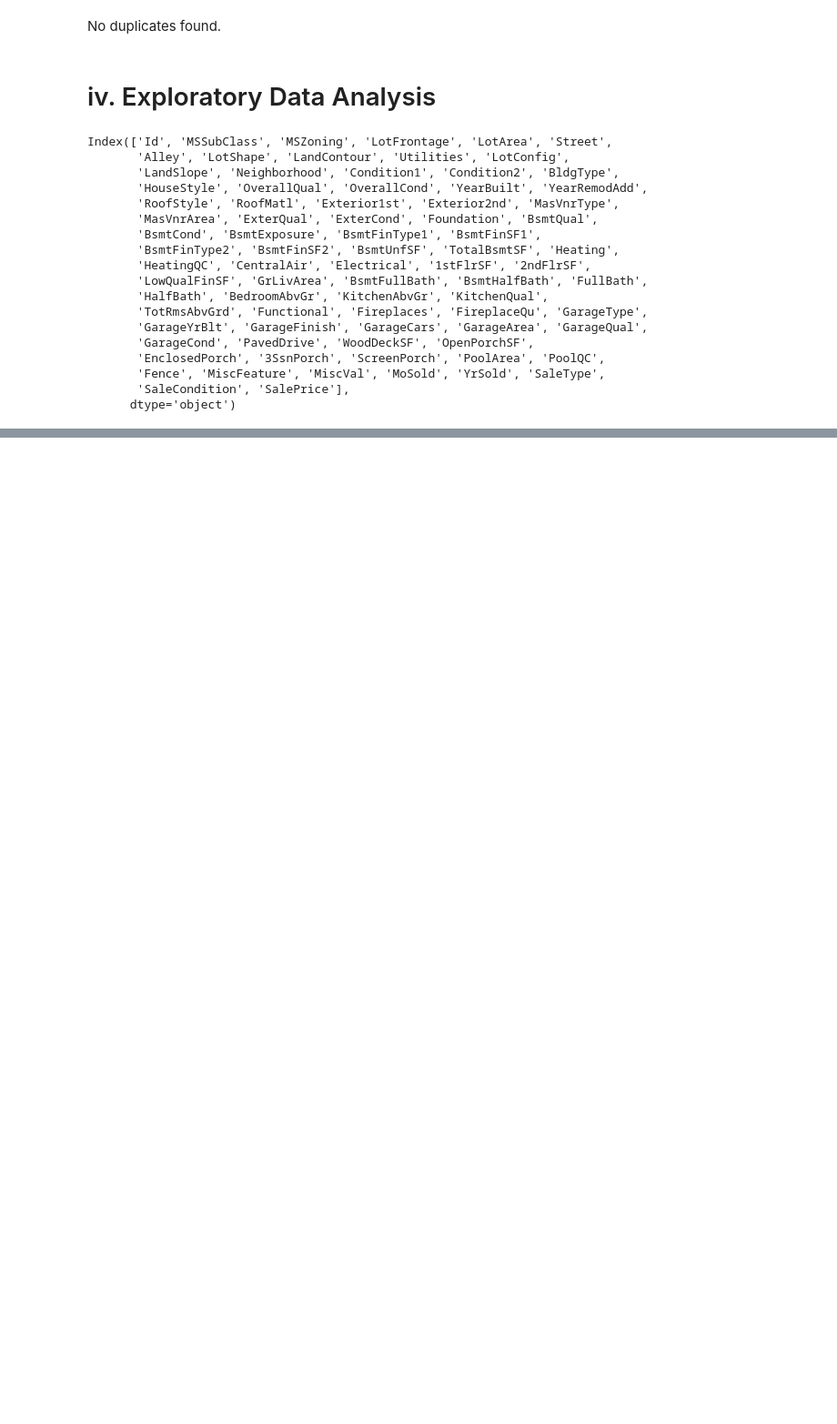
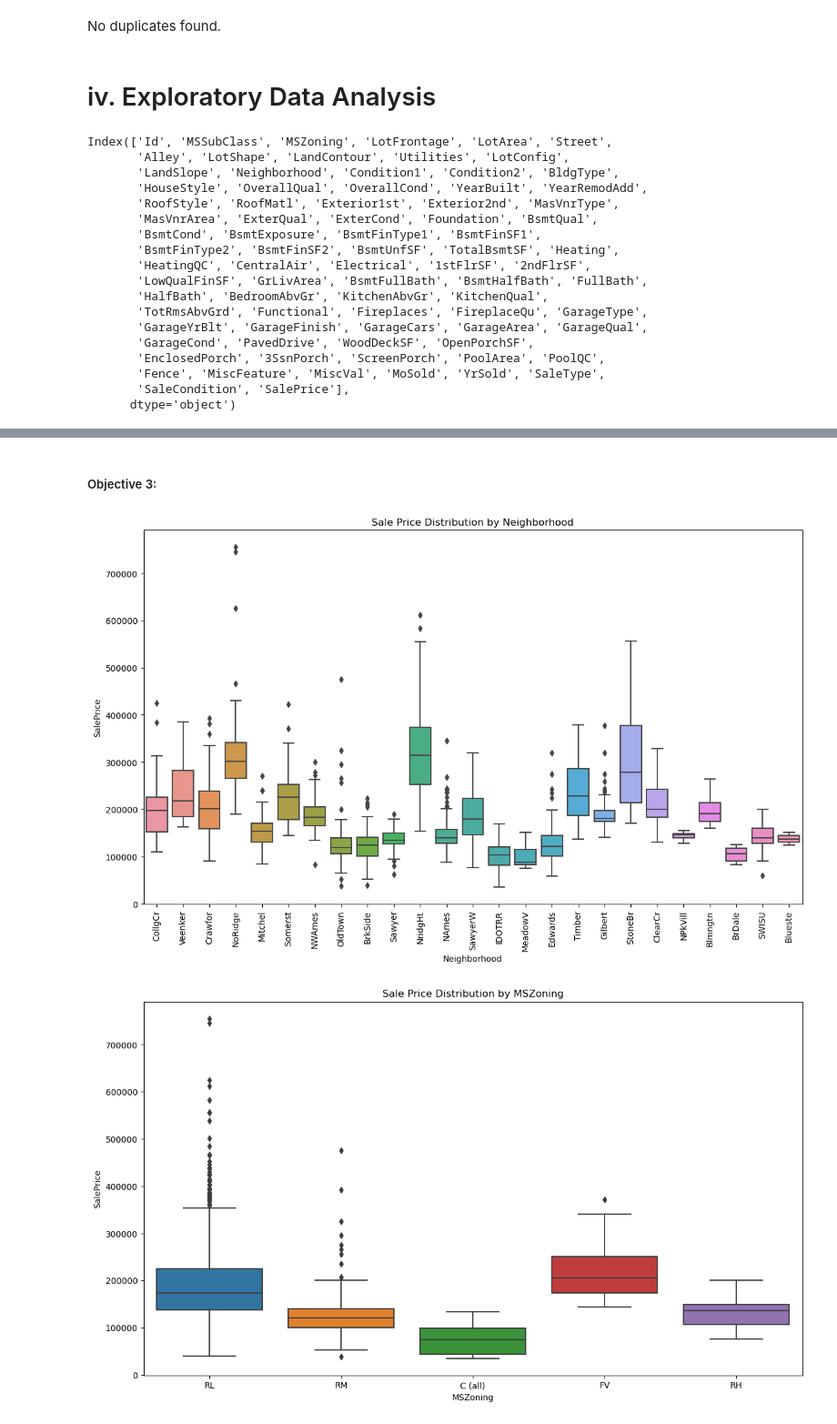
Before and after one commit to jennyaurelia/H8_1033, a Jupyter notebook: final_project/fin_prep.ipynb, the cells around one changed output, grey strips where cells are left out. Shown: that part at 91% size. Cells and saved outputs as stored; diff of their text form; code cells hidden in the pictures; blank space fills up the shorter version.

```diff
--- a/final_project/fin_prep.ipynb
+++ b/final_project/fin_prep.ipynb
@@ -214,0 +296,31 @@ df.describe()
+# %% [markdown]
+##### Objective 3:
+# %%
+# Objective 3: Assess the Impact of Neighborhood and Location on Sale Price
+def neighborhood_impact(data):
+    plt.figure(figsize=(14, 8))
+    sns.boxplot(x='Neighborhood', y='SalePrice', data=data)
+    plt.title('Sale Price Distribution by Neighborhood')
+    plt.xlabel('Neighborhood')
+    plt.ylabel('SalePrice')
+    plt.xticks(rotation=90)
+    plt.show()
+
+    plt.figure(figsize=(14, 8))
+    sns.boxplot(x='MSZoning', y='SalePrice', data=data)
+    plt.title('Sale Price Distribution by MSZoning')
+    plt.xlabel('MSZoning')
+    plt.ylabel('SalePrice')
+    plt.show()
+
+    plt.figure(figsize=(14, 8))
+    sns.boxplot(x='Condition1', y='SalePrice', data=data)
+    plt.title('Sale Price Distribution by Condition1')
+    plt.xlabel('Condition1')
+    plt.ylabel('SalePrice')
+    plt.show()
+
+neighborhood_impact(df)
+# %% [output]
+[figure, added]
+[figure, added]
```
Also changed, not shown: parts of 18 cells of this notebook, 2 other files.
